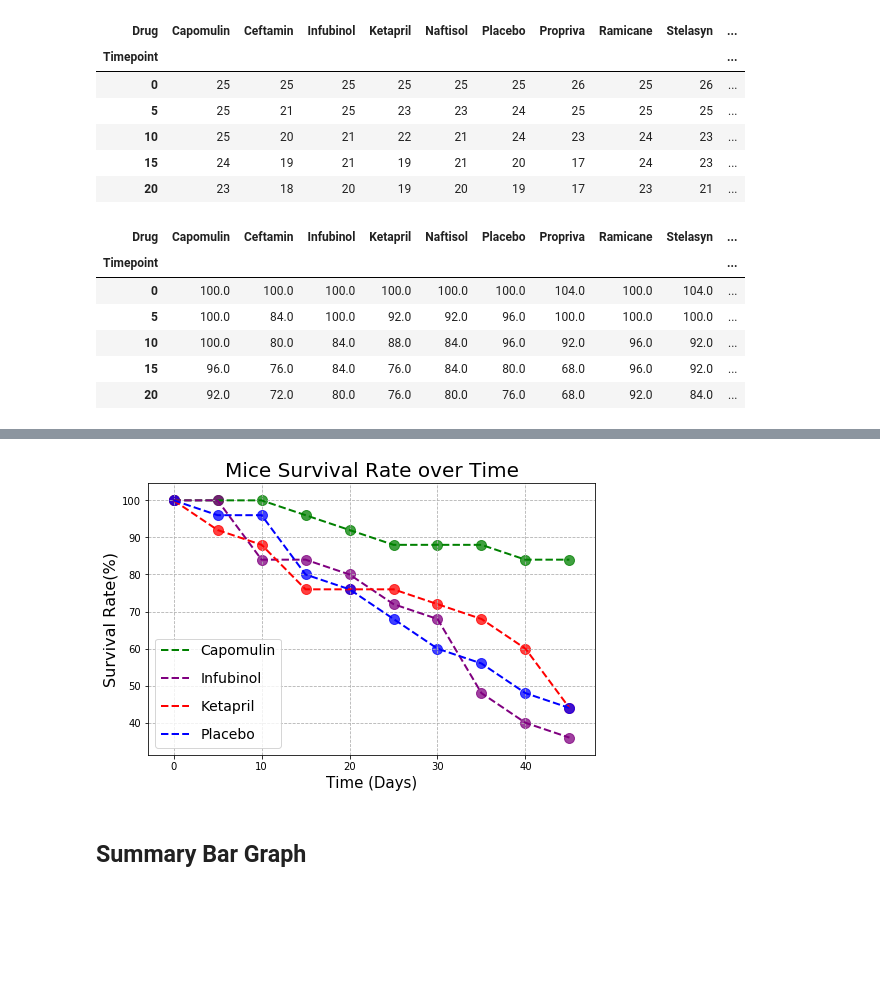
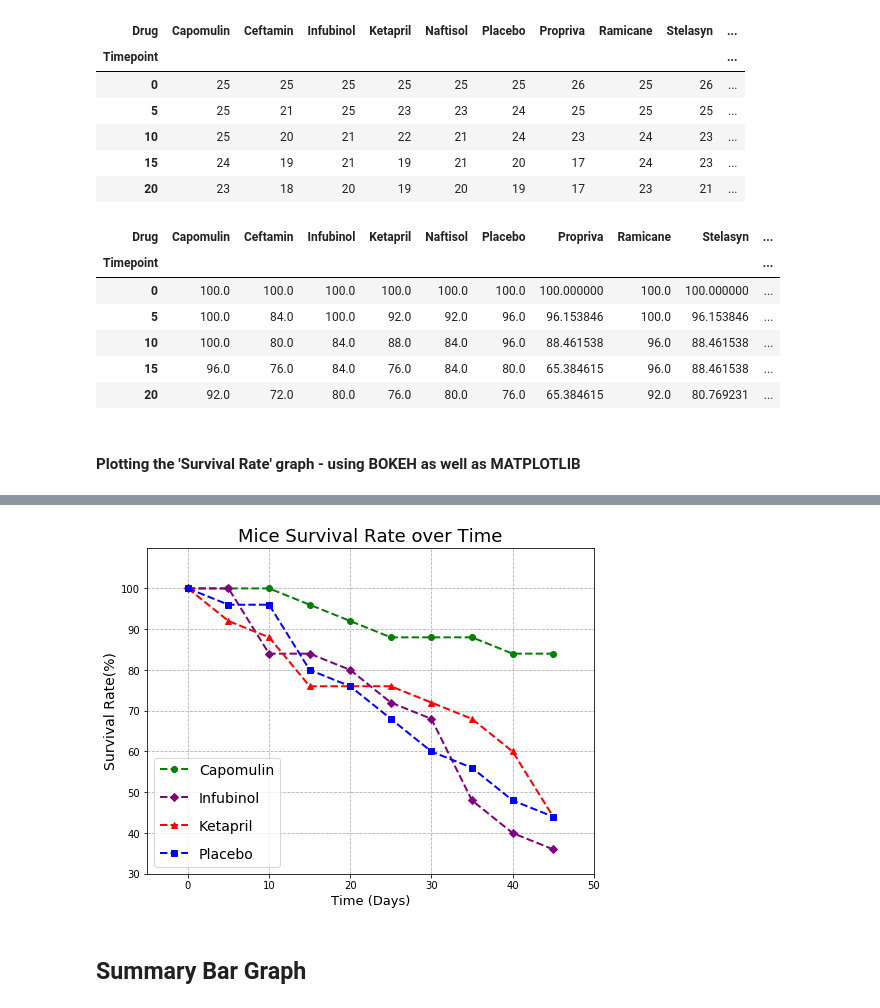
Before and after one commit to esharma3/matplotlib-challenge, a Jupyter notebook: Pymaceuticals/pymaceuticals.ipynb, the cells around one changed output, grey strips where cells are left out. Drawn from its saved outputs; the diff is of its cells as text; code cells hidden in the pictures; blank space fills up the shorter version.

```diff
--- a/Pymaceuticals/pymaceuticals.ipynb
+++ b/Pymaceuticals/pymaceuticals.ipynb
@@ -285,15 +304,18 @@ Loading BokehJS ...
 # Using MATPLOTLIB
 # Generate the Plot (with Error Bars) # Save the Figure # Show the Figure
 
-plt.figure(figsize=(8,5))
+plt.figure(figsize=(8,6))
 plt.xlabel('Time (Days)', fontsize=14)
 plt.ylabel('Number of Metastatic Sites', fontsize=16)
 plt.title('Metastatic Spread During Treatment over Time', fontsize=18)
 plt.grid(linestyle='--')
 
+# Adding plots for each of the four Treatments (Capomulin, Infubinol, Ketapril, Placebo)
+# Using functions: color_func to pass color and marker_func to pass merker style for each plot
+
 for drug in formatted_metastatic_response_df[['Capomulin', 'Infubinol', 'Ketapril', 'Placebo']]:
     plt.errorbar(x=formatted_metastatic_response_df.index, y=formatted_metastatic_response_df[drug],
-                 yerr=formatted_metastatic_error_df[drug], fmt='o', markersize=10, linestyle='--',
+                 yerr=formatted_metastatic_error_df[drug], fmt=marker_func(drug), markersize=10, linestyle='--',
                  linewidth=2, label=drug, color=color_func(drug))
 
 plt.legend(loc='upper left', labelspacing = 1.2, fontsize = 12)
@@ -304,7 +326,7 @@ plt.show()
 # %% [markdown]
 ## Survival Rates
 # %%
-# Store the Count of Mice Grouped by Drug and Timepoint (W can pass any metric)
+# Store the Count of Mice Grouped by Drug and Timepoint
 # Convert to DataFrame # Preview DataFrame
 
 mouse_drug_clinicaltrial_df.head()
@@ -313,7 +335,12 @@ mouse_count_df = mouse_drug_clinicaltrial_df.groupby(['Drug', 'Timepoint'])['Mou
                                             .rename(columns={'Mouse ID': 'Mouse Count'}) \
                                             .reset_index()
 
-mouse_count_df = mouse_count_df.assign(percent_survived=[(item/25)*100 for item in mouse_count_df['Mouse Count'].values]) \
-                               .rename(columns={'percent_survived':'Percent Survived'})
+# Calculating maximum number of mouse used for each treatment
+max_mouse_count = mouse_count_df.groupby('Drug')['Mouse Count'].max()
+
+# Calculating and assigning the new 'percent survived' column for each treatment/drug
+mouse_count_df = mouse_count_df.assign(percent_survived=[(mouse_count/max_mouse_count[drug])*100 for drug, mouse_count in mouse_count_df[['Drug', 'Mouse Count']].values]) \
+                               .rename(columns={'percent_survived':'% Percent Survived'})
+
 mouse_count_df.head()
 # %% [output]
@@ -338,17 +365,18 @@ mouse_survival_count_df.head()
 | 20 | 23 | 18 | 20 | 19 | 20 | 19 | 17 | 23 | 21 | ... |
 # %%
 # Minor Data Munging to Re-Format the Data Frames # Preview the Data Frame
-
-mouse_survival_percent_df = mouse_count_df.pivot(index='Timepoint', columns='Drug', values='Percent Survived')
+mouse_survival_percent_df = mouse_count_df.pivot(index='Timepoint', columns='Drug', values='% Percent Survived')
 mouse_survival_percent_df.head()
 # %% [output]
 | Drug | Capomulin | Ceftamin | Infubinol | Ketapril | Naftisol | Placebo | Propriva | Ramicane | Stelasyn | ... |
 | Timepoint |  |  |  |  |  |  |  |  |  | ... |
-| 0 | 100.0 | 100.0 | 100.0 | 100.0 | 100.0 | 100.0 | 104.0 | 100.0 | 104.0 | ... |
-| 5 | 100.0 | 84.0 | 100.0 | 92.0 | 92.0 | 96.0 | 100.0 | 100.0 | 100.0 | ... |
-| 10 | 100.0 | 80.0 | 84.0 | 88.0 | 84.0 | 96.0 | 92.0 | 96.0 | 92.0 | ... |
-| 15 | 96.0 | 76.0 | 84.0 | 76.0 | 84.0 | 80.0 | 68.0 | 96.0 | 92.0 | ... |
-| 20 | 92.0 | 72.0 | 80.0 | 76.0 | 80.0 | 76.0 | 68.0 | 92.0 | 84.0 | ... |
+| 0 | 100.0 | 100.0 | 100.0 | 100.0 | 100.0 | 100.0 | 100.000000 | 100.0 | 100.000000 | ... |
+| 5 | 100.0 | 84.0 | 100.0 | 92.0 | 92.0 | 96.0 | 96.153846 | 100.0 | 96.153846 | ... |
+| 10 | 100.0 | 80.0 | 84.0 | 88.0 | 84.0 | 96.0 | 88.461538 | 96.0 | 88.461538 | ... |
+| 15 | 96.0 | 76.0 | 84.0 | 76.0 | 84.0 | 80.0 | 65.384615 | 96.0 | 88.461538 | ... |
+| 20 | 92.0 | 72.0 | 80.0 | 76.0 | 80.0 | 76.0 | 65.384615 | 92.0 | 80.769231 | ... |
+# %% [markdown]
+#### Plotting the 'Survival Rate' graph - using BOKEH as well as MATPLOTLIB
 # %%
 # Using BOKEH
 # Generate the Plot (Accounting for percentages) # Save the Figure # Show the Figure
@@ -388,24 +416,28 @@ Loading BokehJS ...
 # %%
 # Generate the Plot (Accounting for percentages) # Save the Figure # Show the Figure
 
-plt.figure(figsize=(8,5))
-plt.xlabel('Time (Days)', fontsize=15)
-plt.ylabel('Survival Rate(%)', fontsize=16)
-plt.title('Mice Survival Rate over Time', fontsize=20)
+plt.figure(figsize=(8,6))
+plt.xlabel('Time (Days)', fontsize=13)
+plt.ylabel('Survival Rate(%)', fontsize=14)
+plt.title('Mice Survival Rate over Time', fontsize=18)
+plt.ylim(30,110)
+plt.xlim(-5, 50)
+plt.yticks(np.arange(30,110, 10))
 plt.grid(linestyle='--')
 
+
 # Adding plots for each of the four Treatments (Capomulin, Infubinol, Ketapril, Placebo)
-# Using function (color_func) to pass color for the plot
+# Using functions: color_func to pass color and marker_func to pass merker style for each plot
 
 for drug in mouse_survival_percent_df[['Capomulin', 'Infubinol', 'Ketapril', 'Placebo']]:
-    plt.plot(mouse_survival_percent_df.index, mouse_survival_percent_df[drug], linestyle='--', linewidth=2, label=drug, color=color_func(drug))
-    plt.scatter(mouse_survival_percent_df.index, mouse_survival_percent_df[drug], marker="o", facecolors=color_func(drug), s=100, alpha=0.75)
+    plt.plot(mouse_survival_percent_df.index, mouse_survival_percent_df[drug].values, linestyle='--', linewidth=2, label=drug, color=color_func(drug), marker=marker_func(drug))
+
 
 plt.legend(loc=0, labelspacing=1, fontsize=14)
 plt.savefig('Mice Survival Rate.png')
 plt.show()
 # %% [output]
-[figure, old version]
+[figure, new version]
 # %% [markdown]
 ## Summary Bar Graph
 # %%
```
Also changed, not shown: parts of 12 cells of this notebook.
